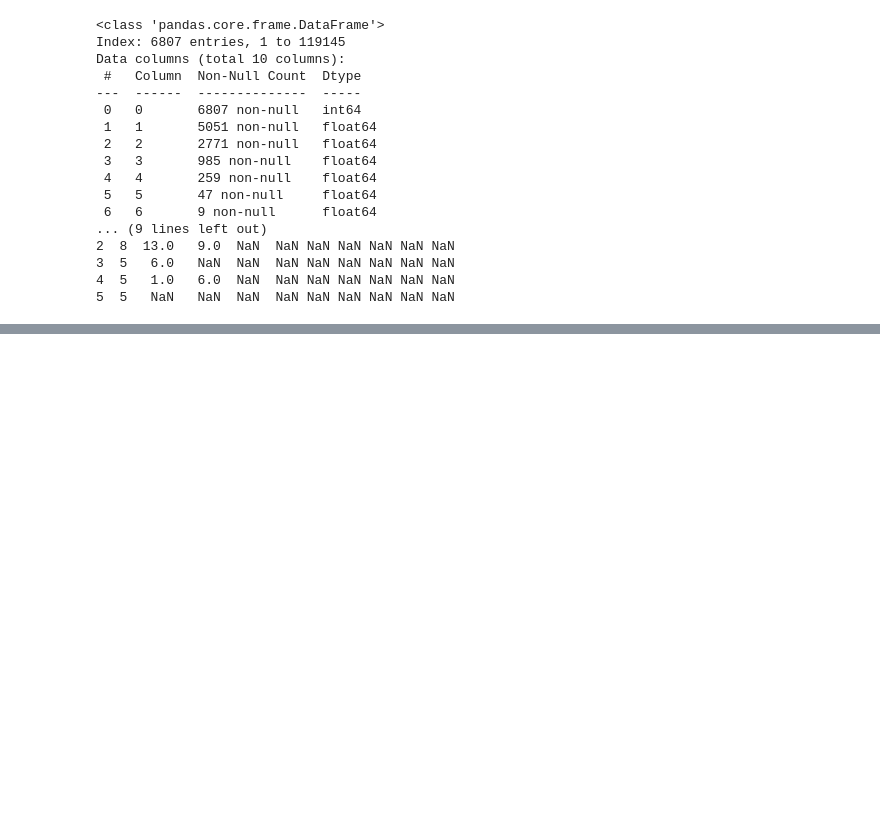
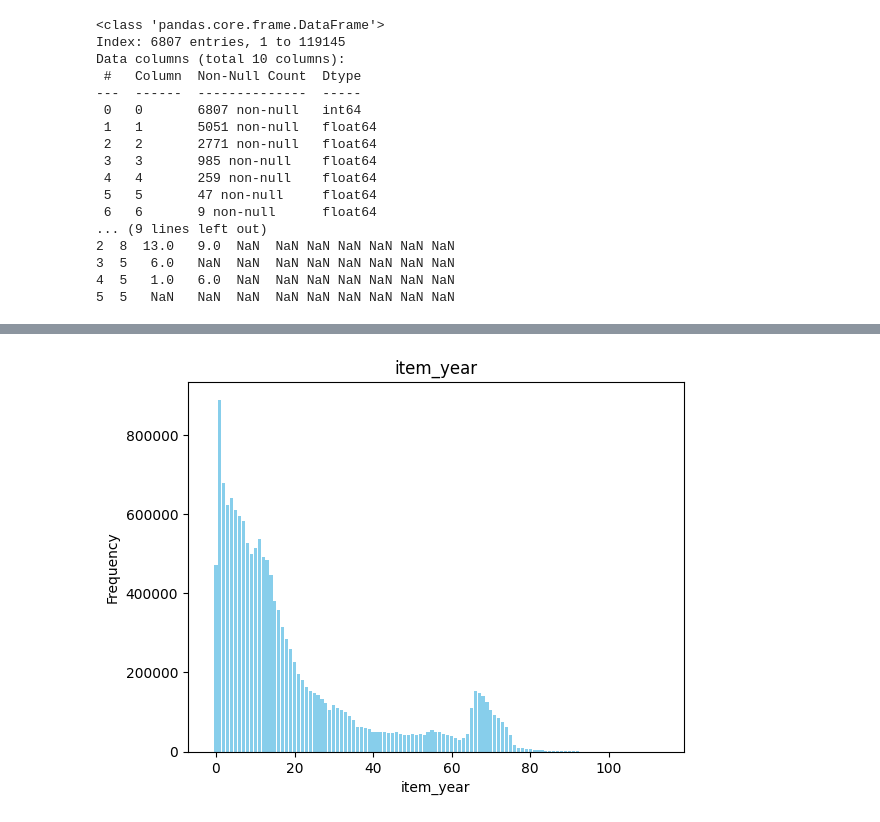
Before and after one commit to boostcampaitech7/level2-recsys-movierecommendation-recsys-08-lv3, a Jupyter notebook: src/analysis/eda_kyoungmin_1.ipynb, the cells around one changed output, grey strips where cells are left out. Cells and saved outputs as stored; diff of their text form; code cells hidden in the pictures; blank space fills up the shorter version.

```diff
--- a/src/analysis/eda_kyoungmin_1.ipynb
+++ b/src/analysis/eda_kyoungmin_1.ipynb
@@ -660,0 +716,5 @@ plt.show()
+# %%
+df_final['check'] = df_final['user_year'] - df_final['year']
+non_p = df_final[df_final['check'] < 0]
+print(non_p.shape[0])
+df_final.drop(columns=['check'], inplace=True)
@@ -660,0 +723,5 @@ plt.show()
+# %%
+df_final['extract_year'] = df_final['title'].str.extract(r'\((\d{4})')[0]
+df_final['year'] = df_final['year'].fillna(df_final['extract_year'].astype('float64'))
+df_final.drop(columns=['extract_year'], inplace=True)
+df_final['year'] = df_final['year'].astype('int32')
@@ -660,0 +765,3 @@ plt.show()
+# %%
+df_final['item_year'] = df_final['user_year'] - df_final['year']
+print(df_final.head())
@@ -660,0 +826,10 @@ plt.show()
+# %%
+item_year_distribution = df_final['item_year'].value_counts().sort_index()
+
+plt.bar(item_year_distribution.index, item_year_distribution.values, color='skyblue')
+plt.xlabel('item_year')
+plt.ylabel('Frequency')
+plt.title('item_year')
+plt.show()
+# %% [output]
+[figure, added]
```
Also changed, not shown: parts of 32 cells of this notebook.
